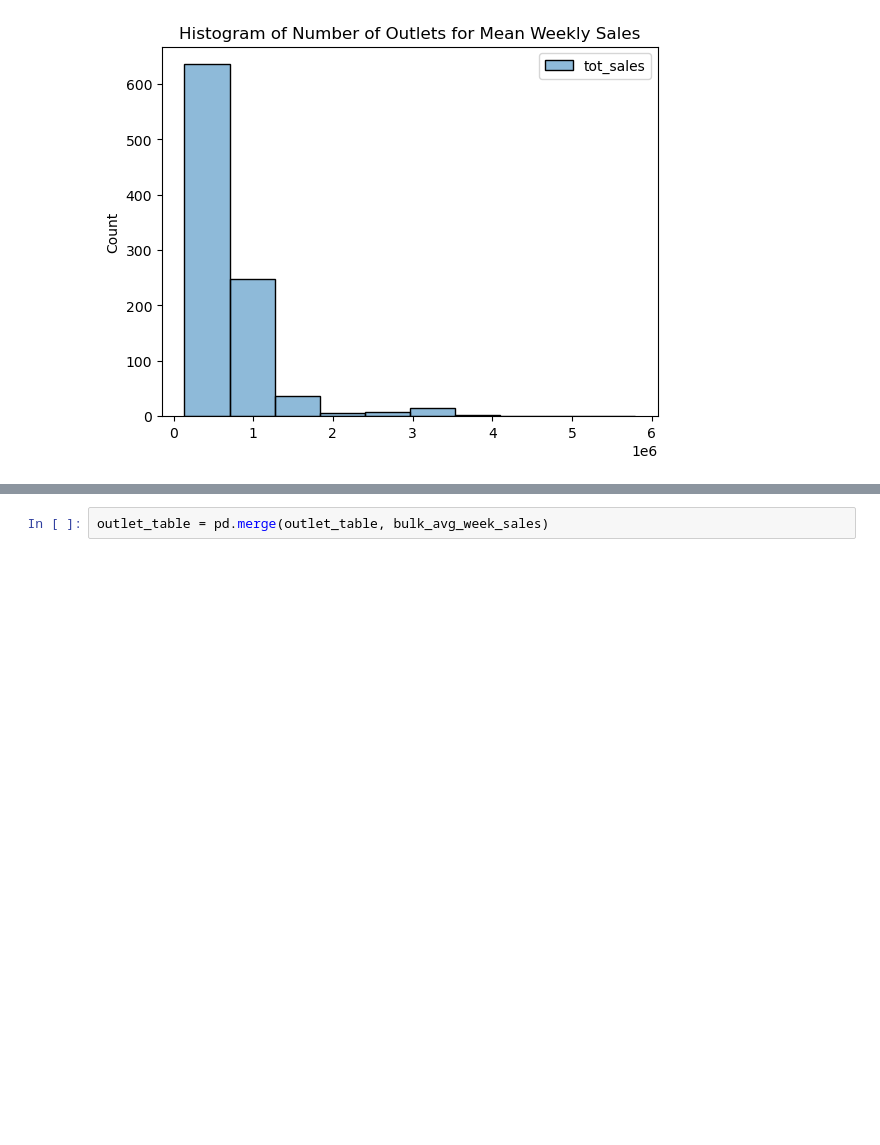
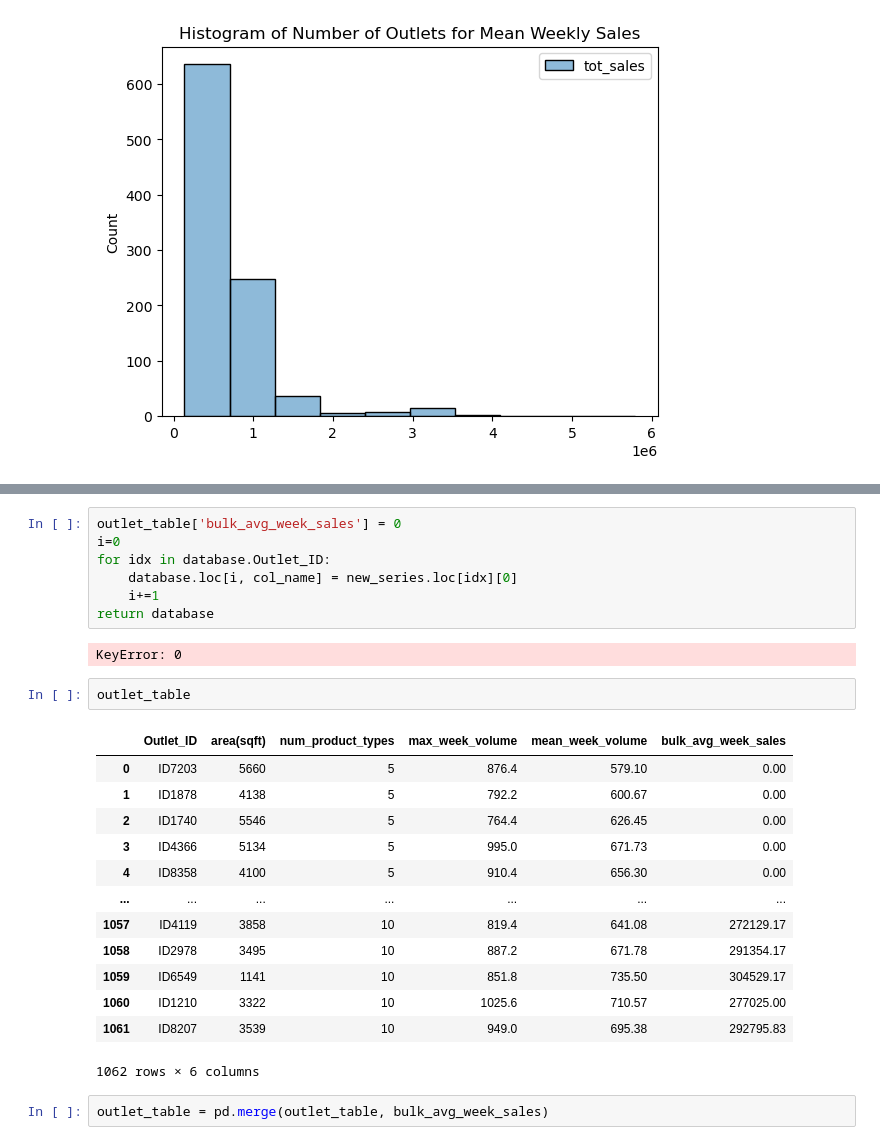
Before and after one commit to navindu-ds/DataStorm-4, a Jupyter notebook: Semifinal Round/semifinals-notebook.ipynb, the cells around one changed output, grey strips where cells are left out. Cells and saved outputs as stored; diff of their text form; blank space fills up the shorter version.

Commit message:
clustering-with-some-errors-in-merging

```diff
--- a/Semifinal Round/semifinals-notebook.ipynb
+++ b/Semifinal Round/semifinals-notebook.ipynb
@@ -575,3 +591,28 @@ bulk_avg_week_sales = bulk_avg_week_sales.reset_index()
+# %%
+outlet_table['bulk_avg_week_sales'] = 0
+i=0
+for idx in database.Outlet_ID:
+    database.loc[i, col_name] = new_series.loc[idx][0]
+    i+=1
+return database
+# %% [output]
+KeyError: 0
+# %%
+outlet_table
+# %% [output]
+|  | Outlet_ID | area(sqft) | num_product_types | max_week_volume | mean_week_volume | bulk_avg_week_sales |
+| 0 | ID7203 | 5660 | 5 | 876.4 | 579.10 | 0.00 |
+| 1 | ID1878 | 4138 | 5 | 792.2 | 600.67 | 0.00 |
+| 2 | ID1740 | 5546 | 5 | 764.4 | 626.45 | 0.00 |
+| 3 | ID4366 | 5134 | 5 | 995.0 | 671.73 | 0.00 |
+| 4 | ID8358 | 4100 | 5 | 910.4 | 656.30 | 0.00 |
+| ... | ... | ... | ... | ... | ... | ... |
+| 1057 | ID4119 | 3858 | 10 | 819.4 | 641.08 | 272129.17 |
+| 1058 | ID2978 | 3495 | 10 | 887.2 | 671.78 | 291354.17 |
+| 1059 | ID6549 | 1141 | 10 | 851.8 | 735.50 | 304529.17 |
+| 1060 | ID1210 | 3322 | 10 | 1025.6 | 710.57 | 277025.00 |
+| 1061 | ID8207 | 3539 | 10 | 949.0 | 695.38 | 292795.83 |
+1062 rows × 6 columns
 # %%
 outlet_table = pd.merge(outlet_table, bulk_avg_week_sales)
 # %%
```
Also changed, not shown: parts of 11 cells of this notebook.
